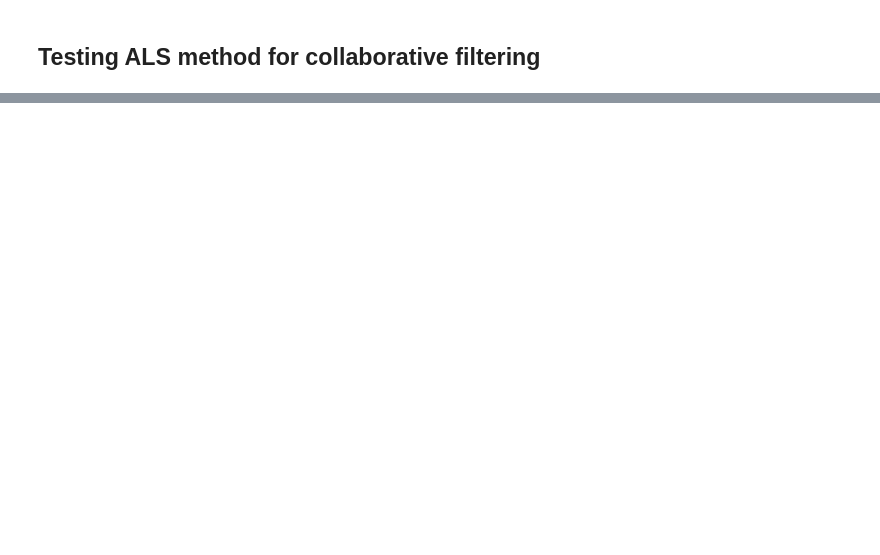
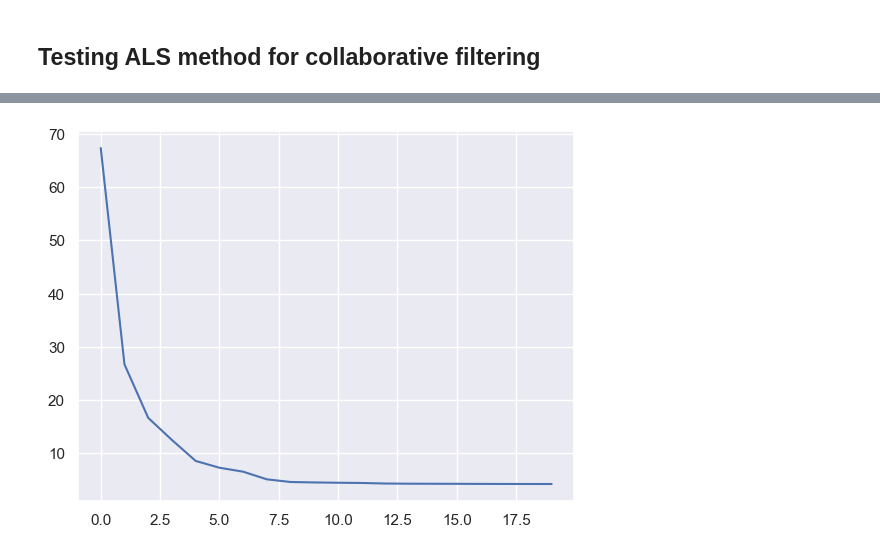
Before and after one commit to MarcoC1796/recommender-systems-thesis, a Jupyter notebook: Recommender Systems Tests.ipynb, the cells around one changed output, grey strips where cells are left out. Saved outputs shown, nothing was run; the diff lists cells and outputs as text; code cells hidden in the pictures; blank space fills up the shorter version.

```diff
--- a/Recommender Systems Tests.ipynb
+++ b/Recommender Systems Tests.ipynb
@@ -175,0 +157,15 @@ pd.DataFrame(R0)
+# %%
+tol = 1e-3
+max_iter = 1e3
+lamb = 0.1
+fig, ax = plt.subplots()
+
+Ju, DJu = get_Ju_and_DJu(R, P_0, f, lamb)
+Q_0 = Q_0.flatten()
+gradientDescentResults = gradientDescent(Ju, Q_0, DJu, tol, max_iter)
+Ju_values = gradientDescentResults["func_values"]
+ax.plot(Ju_values)
+
+plt.show()
+# %% [output]
+[figure, added]
```
Also changed, not shown: parts of 15 cells of this notebook, 6 other files.
